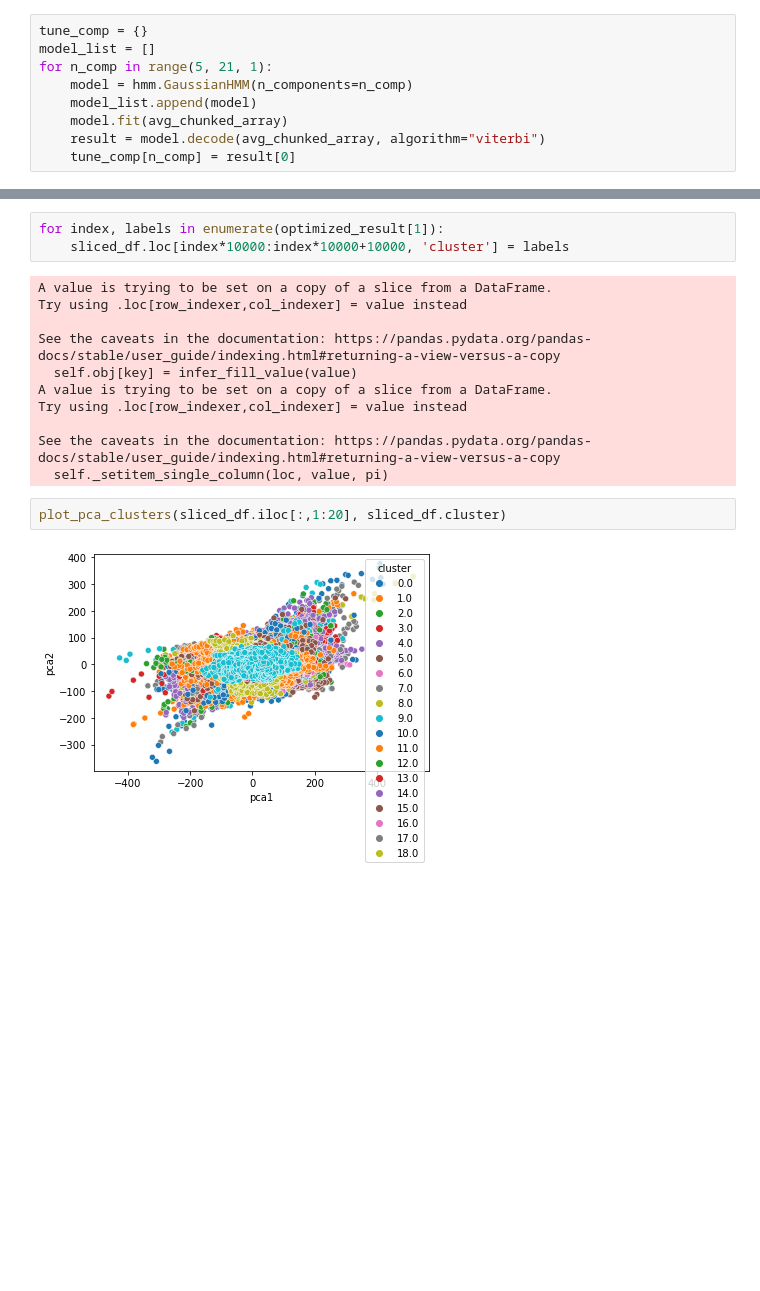
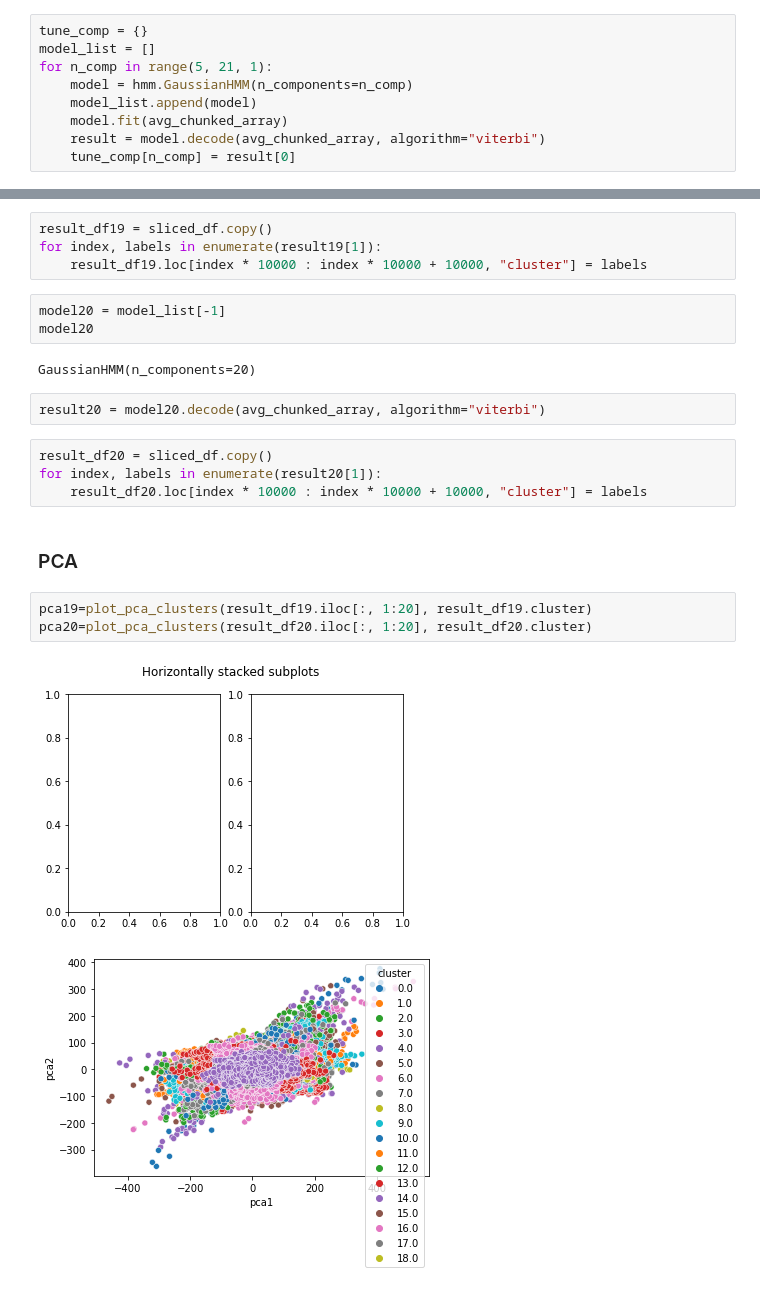
Before and after one commit to UBC-MDS/simpl_eeg_capstone, a Jupyter notebook: src/clustering/HMM.ipynb, the cells around one changed output, grey strips where cells are left out. Cells and saved outputs as stored; diff of their text form; blank space fills up the shorter version.

Commit message:
hmm visualization

```diff
--- a/src/clustering/HMM.ipynb
+++ b/src/clustering/HMM.ipynb
@@ -89,18 +103,23 @@ optimized_result = optimized_model.decode(avg_chunked_array, algorithm="viterbi"
 # %%
-for index, labels in enumerate(optimized_result[1]):
-    sliced_df.loc[index*10000:index*10000+10000, 'cluster'] = labels
+result_df19 = sliced_df.copy()
+for index, labels in enumerate(result19[1]):
+    result_df19.loc[index * 10000 : index * 10000 + 10000, "cluster"] = labels
-# %% [output]
-A value is trying to be set on a copy of a slice from a DataFrame.
-Try using .loc[row_indexer,col_indexer] = value instead
-
-See the caveats in the documentation: https://pandas.pydata.org/pandas-docs/stable/user_guide/indexing.html#returning-a-view-versus-a-copy
-  self.obj[key] = infer_fill_value(value)
-A value is trying to be set on a copy of a slice from a DataFrame.
-Try using .loc[row_indexer,col_indexer] = value instead
-
-See the caveats in the documentation: https://pandas.pydata.org/pandas-docs/stable/user_guide/indexing.html#returning-a-view-versus-a-copy
-  self._setitem_single_column(loc, value, pi)
-# %%
-plot_pca_clusters(sliced_df.iloc[:,1:20], sliced_df.cluster)
-# %% [output]
-[figure, removed]
+# %%
+model20 = model_list[-1]
+model20
+# %% [output]
+GaussianHMM(n_components=20)
+# %%
+result20 = model20.decode(avg_chunked_array, algorithm="viterbi")
+# %%
+result_df20 = sliced_df.copy()
+for index, labels in enumerate(result20[1]):
+    result_df20.loc[index * 10000 : index * 10000 + 10000, "cluster"] = labels
+# %% [markdown]
+### PCA
+# %%
+pca19=plot_pca_clusters(result_df19.iloc[:, 1:20], result_df19.cluster)
+pca20=plot_pca_clusters(result_df20.iloc[:, 1:20], result_df20.cluster)
+# %% [output]
+[figure, added]
+[figure, added]
```
Also changed, not shown: parts of 21 cells of this notebook, 1 other file.
